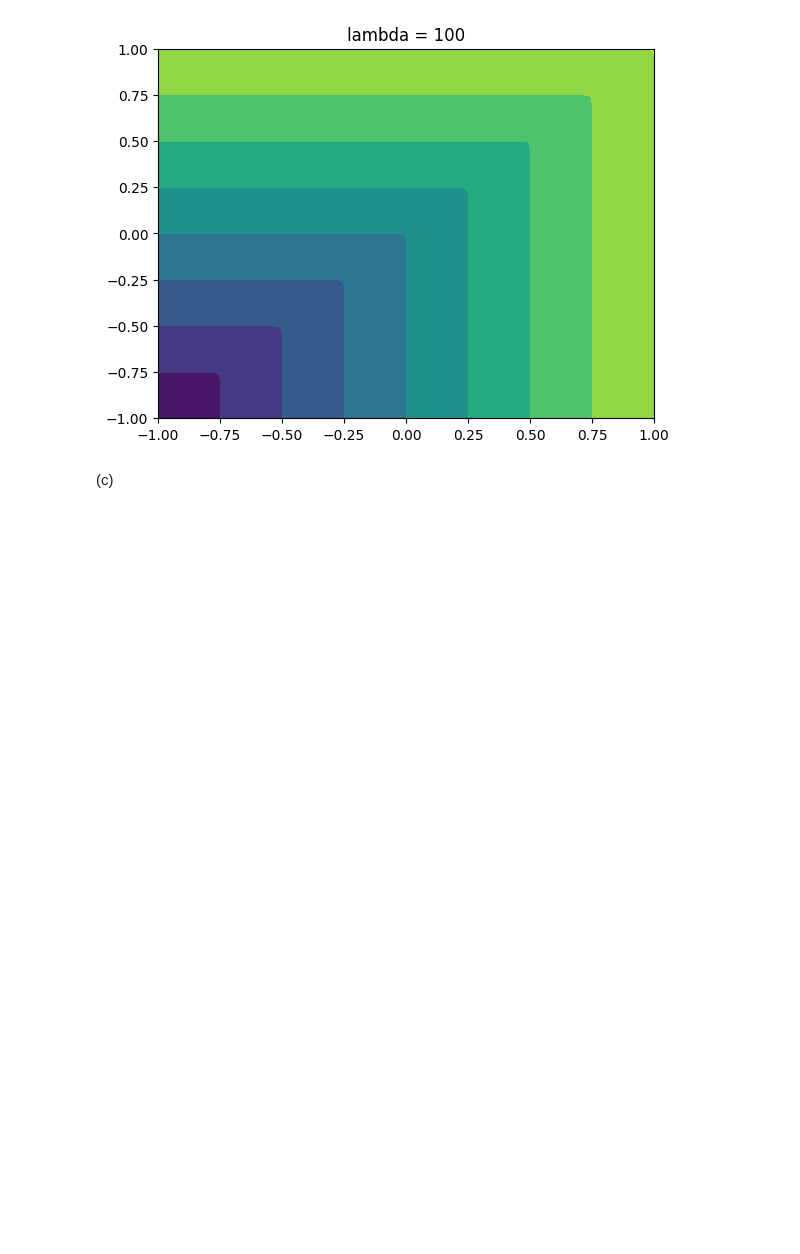
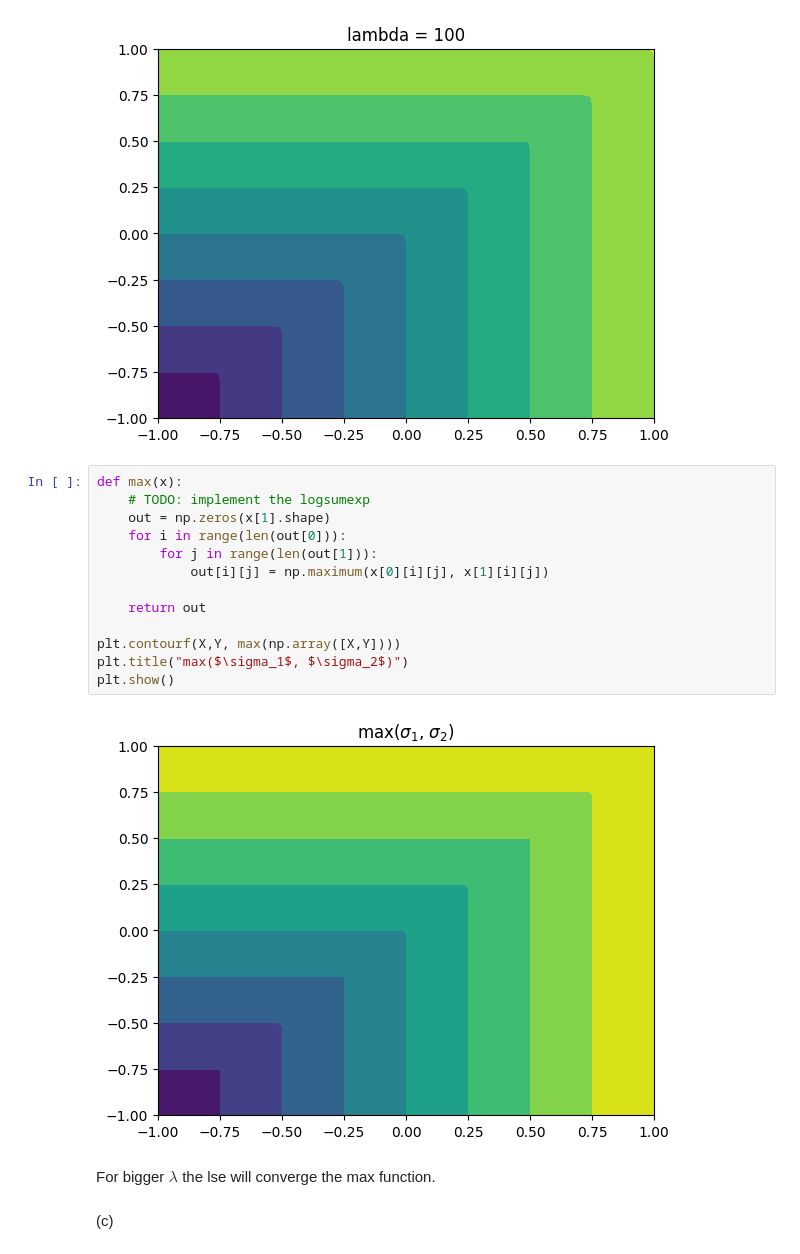
Before and after one commit to bGuenes/mlph2023-Exercises, a Jupyter notebook: sheet07.ipynb, the cells around one changed output. Drawn from its saved outputs; the diff is of its cells as text; blank space fills up the shorter version.

```diff
--- a/sheet07.ipynb
+++ b/sheet07.ipynb
@@ -68,5 +68,22 @@ plt.show()
 [figure]
 [figure]
 [figure]
+# %%
+def max(x):
+    # TODO: implement the logsumexp
+    out = np.zeros(x[1].shape)
+    for i in range(len(out[0])):
+        for j in range(len(out[1])):
+            out[i][j] = np.maximum(x[0][i][j], x[1][i][j])
+
+    return out
+
+plt.contourf(X,Y, max(np.array([X,Y])))
+plt.title("max($\sigma_1$, $\sigma_2$)")
+plt.show()
+# %% [output]
+[figure, added]
+# %% [markdown]
+For bigger $\lambda$ the lse will converge the max function.
 # %% [markdown]
 (c)
```
Also changed, not shown: parts of 16 cells of this notebook, 2 other files.
